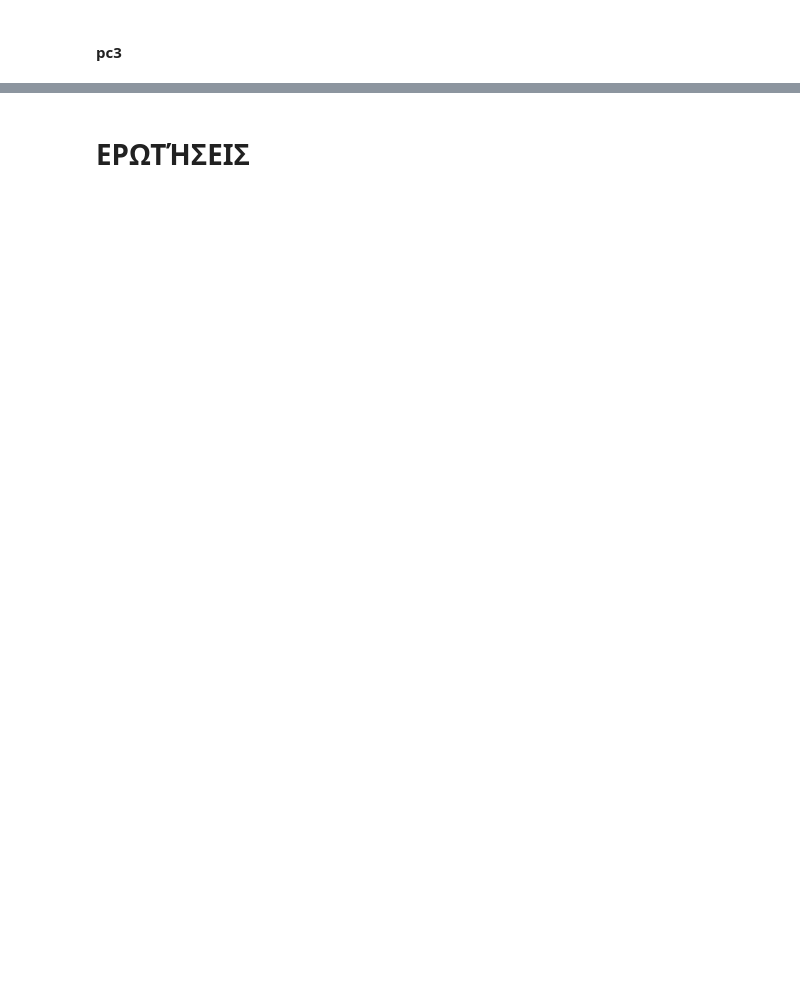
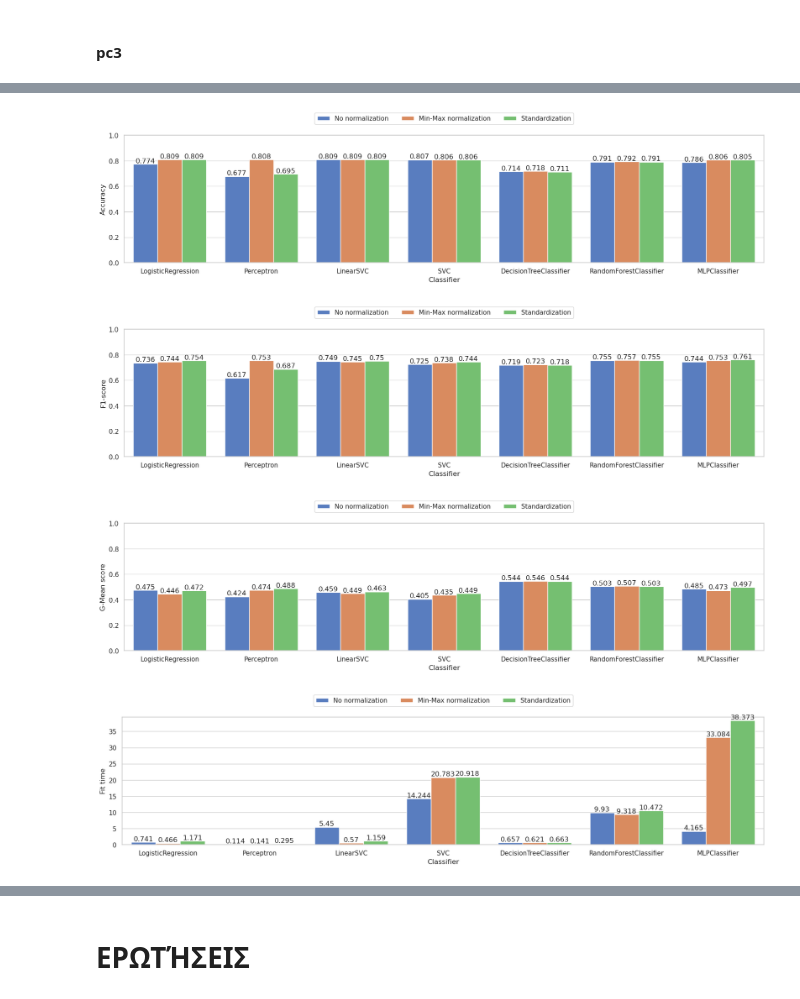
Before and after one commit to LazarosPan/Software-Defect-Detection, a Jupyter notebook: final.ipynb, the cells around one changed output, grey strips where cells are left out. Drawn from its saved outputs; the diff is of its cells as text; code cells hidden in the pictures; blank space fills up the shorter version.

Commit message:
finished plots, comments and chapters missing

```diff
--- a/final.ipynb
+++ b/final.ipynb
@@ -516,0 +429,4 @@ plt.show()
+# %%
+jm1_results = pd.concat([df_jm1_nn_results, df_jm1_mmn_results, df_jm1_fs_results])
+jm1_results= jm1_results.round(3)
+jm1_results
@@ -516,0 +451,42 @@ plt.show()
+# %%
+# set the plot style
+sns.set(style="whitegrid",  palette="muted", font_scale=1)
+plt.figure(figsize=(20, 4))
+# Using seaborn's barplot to create a bar plot
+acc = sns.barplot(data=jm1_results, x='Classifier', y='Accuracy', hue='Normalization method')
+# Move the legend to the top and make it horizontal
+acc.legend(loc='upper center', bbox_to_anchor=(0.5, 1.2), ncol=3)
+# Set y-axis limits
+acc.set_ylim(0, 1)
+for container in acc.containers:
+    acc.bar_label(container)
+plt.show()
+
+plt.figure(figsize=(20, 4))
+f1 = sns.barplot(data=jm1_results, x='Classifier', y='F1-score', hue='Normalization method')
+f1.legend(loc='upper center', bbox_to_anchor=(0.5, 1.2), ncol=3)
+f1.set_ylim(0, 1)
+for container in f1.containers:
+    f1.bar_label(container)
+plt.show()
+
+plt.figure(figsize=(20, 4))
+gmean = sns.barplot(data=jm1_results, x='Classifier', y='G-Mean score', hue='Normalization method')
+gmean.legend(loc='upper center', bbox_to_anchor=(0.5, 1.2), ncol=3)
+gmean.set_ylim(0, 1)
+for container in gmean.containers:
+    gmean.bar_label(container)
+plt.show()
+
+plt.figure(figsize=(20, 4))
+fit_time = sns.barplot(data=jm1_results, x='Classifier', y='Fit time', hue='Normalization method')
+fit_time.legend(loc='upper center', bbox_to_anchor=(0.5, 1.2), ncol=3)
+fit_time.set_ylim(0, max(jm1_results['Fit time'])+1)
+for container in fit_time.containers:
+    fit_time.bar_label(container)
+plt.show()
+# %% [output]
+[figure, added]
+[figure, added]
+[figure, added]
+[figure, added]
```
Also changed, not shown: parts of 19 cells of this notebook.
